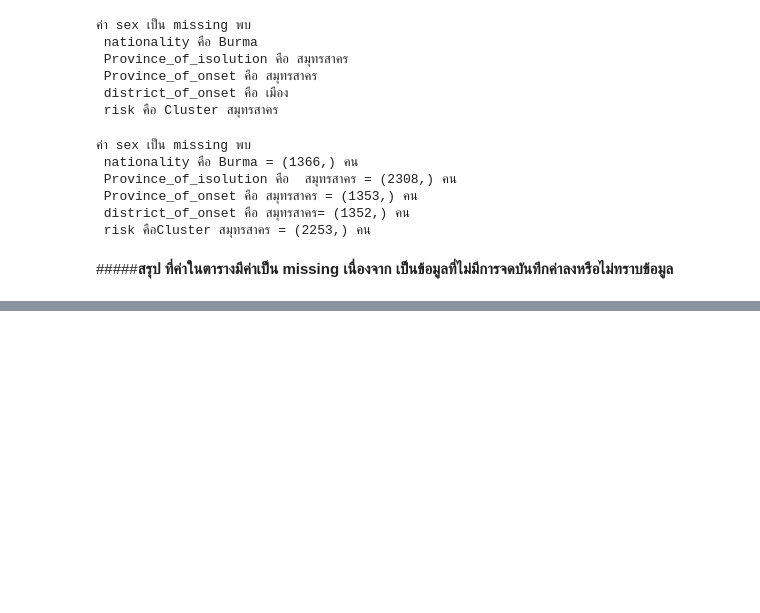
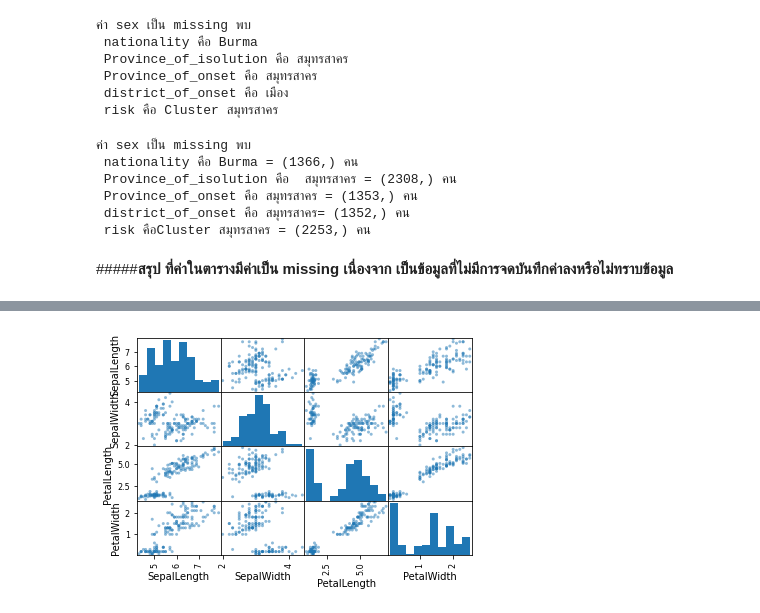
Before and after one commit to darunrat/data_viz, a Jupyter notebook: pandas102.ipynb, the cells around one changed output, grey strips where cells are left out. Drawn from its saved outputs; the diff is of its cells as text; code cells hidden in the pictures; blank space fills up the shorter version.

```diff
--- a/pandas102.ipynb
+++ b/pandas102.ipynb
@@ -497,0 +754,4 @@ print(f'ค่า sex เป็น missing พบ \n nationality คือ Burma
+# %%
+pd.plotting.scatter_matrix(df); #ใส่ ; เพื่อลบข้อมูลที่เป็นตัวอักษรออก
+# %% [output]
+[figure, added]
```
Also changed, not shown: parts of 30 cells of this notebook.
